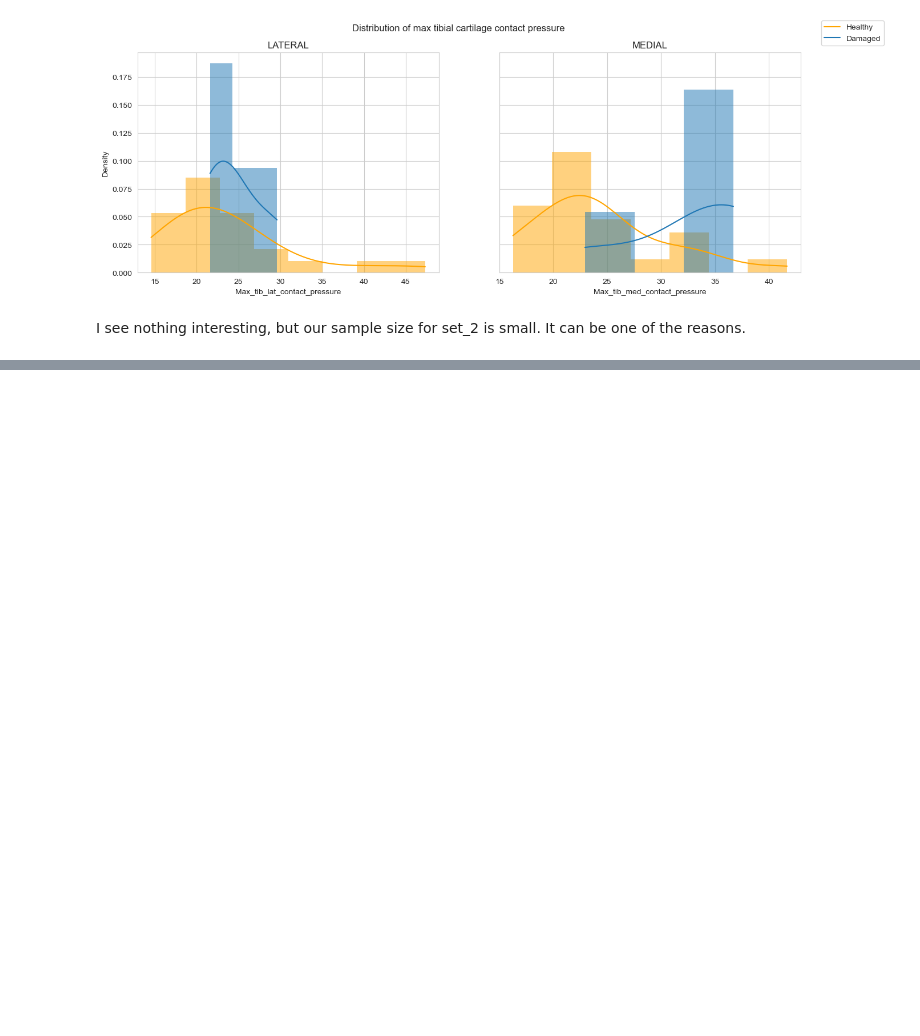
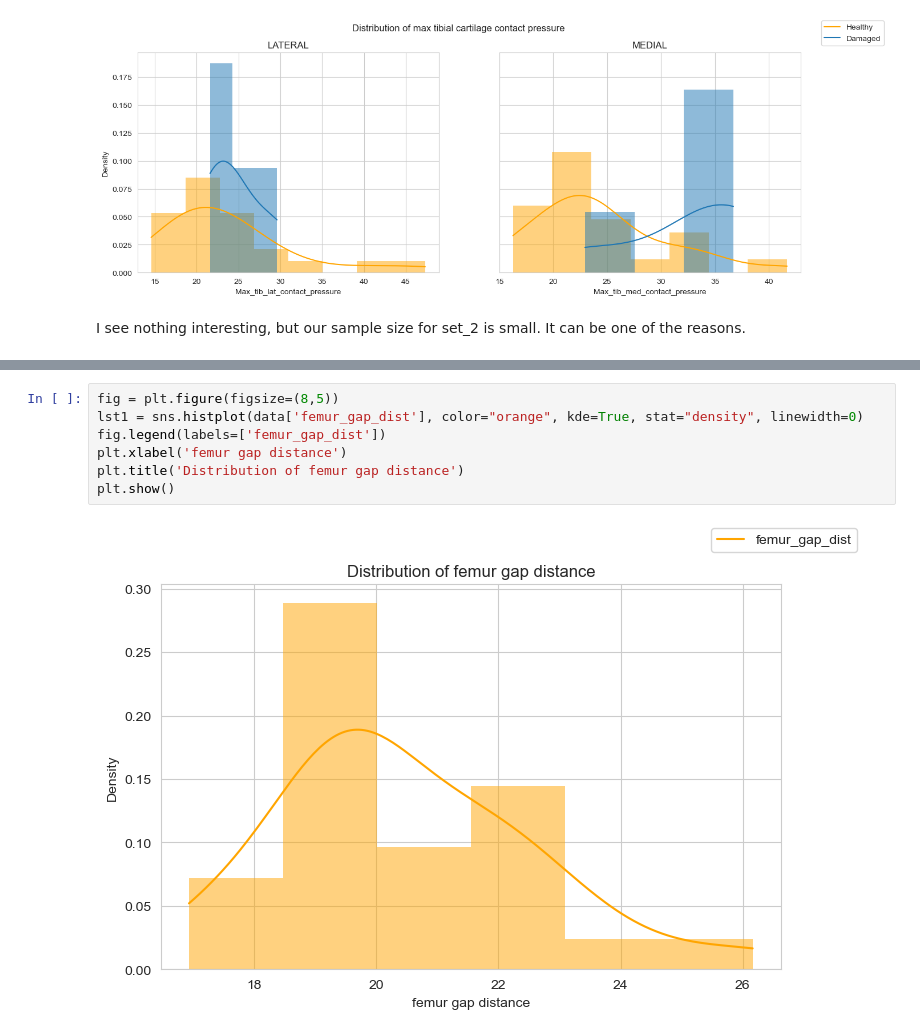
Before and after one commit to cs481-ekh/f22-ai-cbl, a Jupyter notebook: notebooks/complex_features_exploration.ipynb, the cells around one changed output, grey strips where cells are left out. Drawn from its saved outputs; the diff is of its cells as text; blank space fills up the shorter version.

```diff
--- a/notebooks/complex_features_exploration.ipynb
+++ b/notebooks/complex_features_exploration.ipynb
@@ -124,0 +138,9 @@ I see nothing interesting, but our sample size for set_2 is small. It can be one
+# %%
+fig = plt.figure(figsize=(8,5))
+lst1 = sns.histplot(data['femur_gap_dist'], color="orange", kde=True, stat="density", linewidth=0)
+fig.legend(labels=['femur_gap_dist'])
+plt.xlabel('femur gap distance')
+plt.title('Distribution of femur gap distance')
+plt.show()
+# %% [output]
+[figure, added]
```
Also changed, not shown: parts of 5 cells of this notebook, 4 other files.
